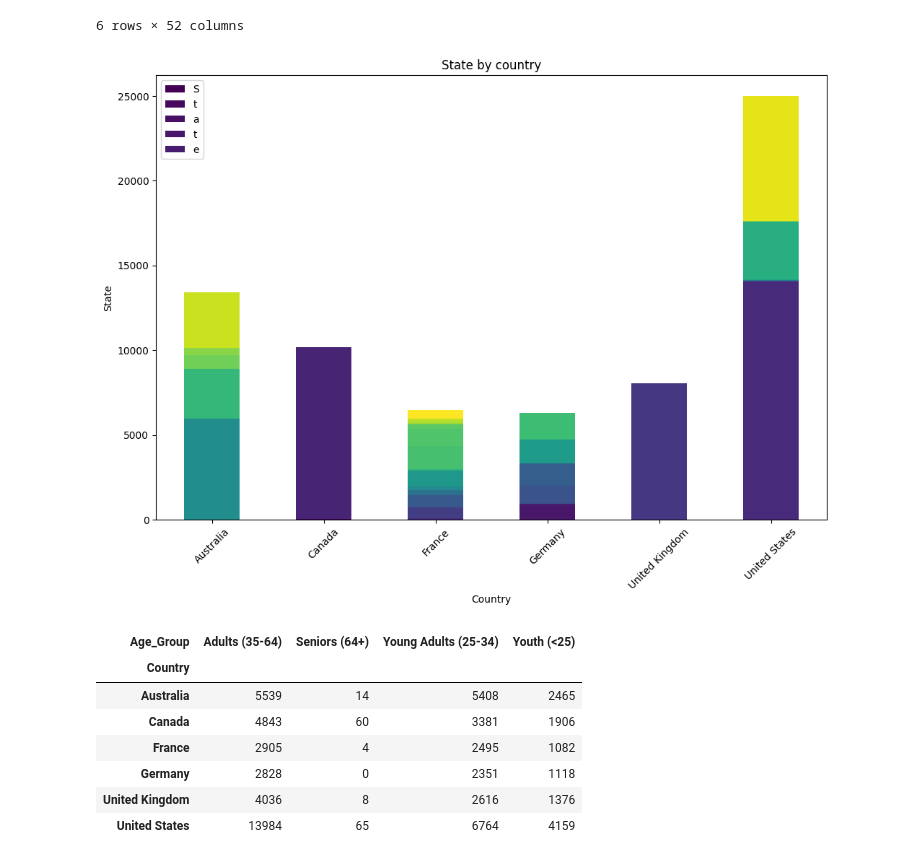
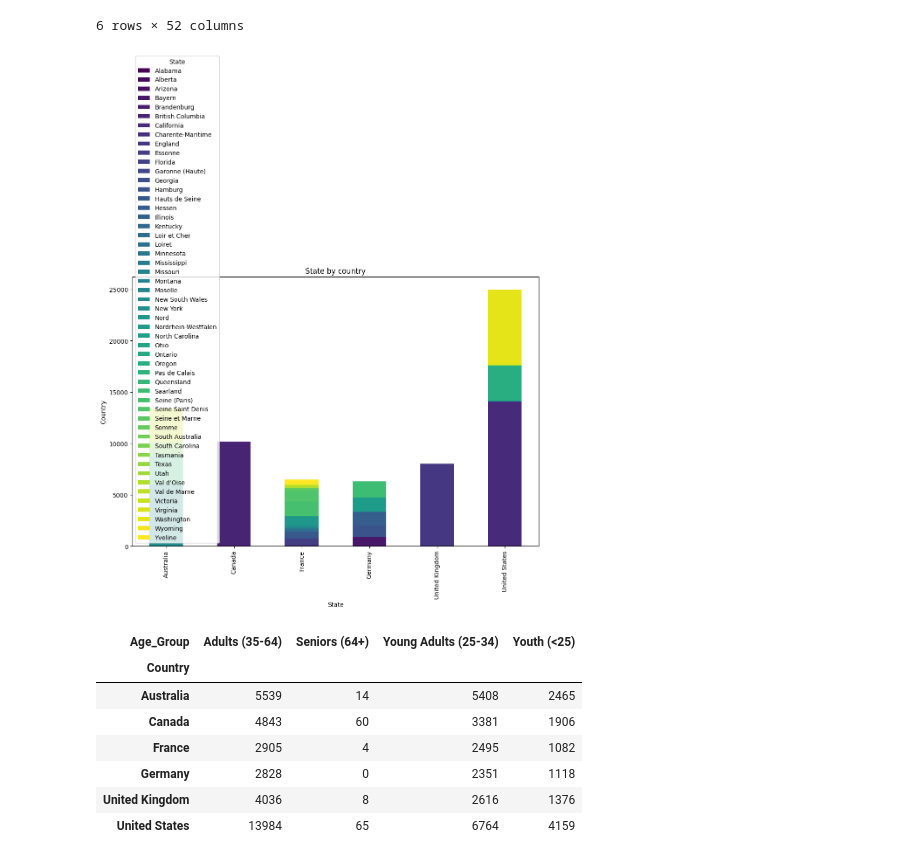
Before and after one commit to anitajn86/DATA-MINING-AND-ANALYTICS, a Jupyter notebook: PRACTICE 1/exampractice.ipynb, the cells around one changed output. Saved outputs shown, nothing was run; the diff lists cells and outputs as text; code cells hidden in the pictures.

```diff
--- a/PRACTICE 1/exampractice.ipynb
+++ b/PRACTICE 1/exampractice.ipynb
@@ -325,13 +325,11 @@ pivoted
 # %%
 pivoted.plot(kind='bar',stacked=True,figsize=(12,8),colormap='viridis')
 plt.title('State by country')
-plt.xlabel('Country')
-plt.ylabel('State')
-plt.legend('State')
-plt.xticks(rotation=45)
+plt.xlabel('State')
+plt.ylabel('Country')
 plt.show()
 # %% [output]
-[figure, old version]
+[figure, new version]
 # %%
 #cat vs cat
 pivoted1=pd.crosstab(data['Country'], data['Age_Group'])
```
Also changed, not shown: parts of 3 cells of this notebook.
